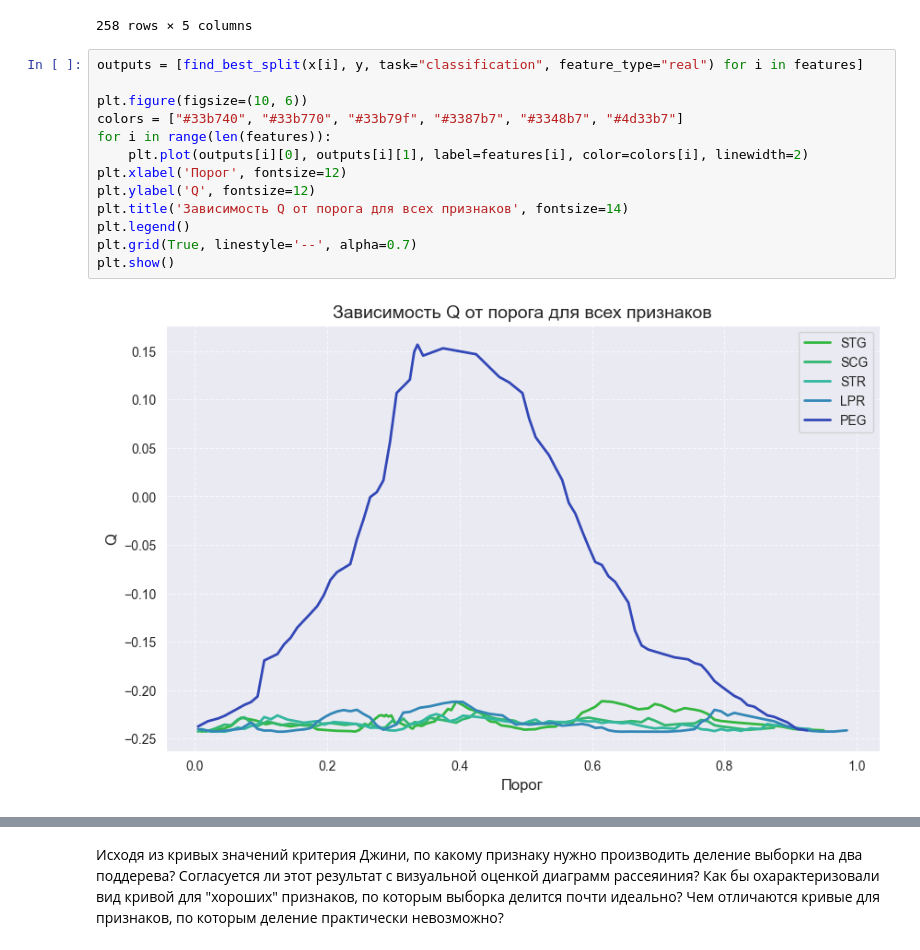
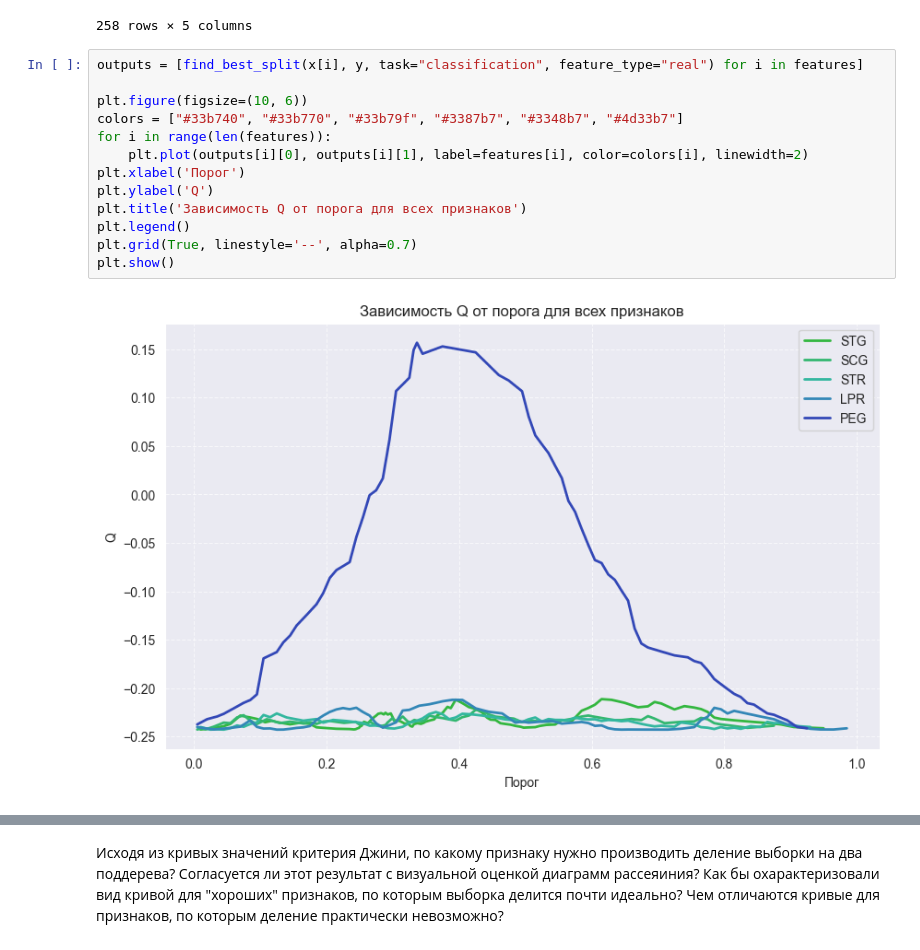
Before and after one commit to FreeCadelca/IAD_ML_HW1, a Jupyter notebook: hw07_trees/hw-07-KuleshovDmitriy.ipynb, the cells around one changed output, grey strips where cells are left out. Saved outputs shown, nothing was run; the diff lists cells and outputs as text.

```diff
--- a/hw07_trees/hw-07-KuleshovDmitriy.ipynb
+++ b/hw07_trees/hw-07-KuleshovDmitriy.ipynb
@@ -473,18 +470,18 @@ x
 # %%
 outputs = [find_best_split(x[i], y, task="classification", feature_type="real") for i in features]
 
 plt.figure(figsize=(10, 6))
 colors = ["#33b740", "#33b770", "#33b79f", "#3387b7", "#3348b7", "#4d33b7"]
 for i in range(len(features)):
     plt.plot(outputs[i][0], outputs[i][1], label=features[i], color=colors[i], linewidth=2)
-plt.xlabel('Порог', fontsize=12)
-plt.ylabel('Q', fontsize=12)
-plt.title('Зависимость Q от порога для всех признаков', fontsize=14)
+plt.xlabel('Порог')
+plt.ylabel('Q')
+plt.title('Зависимость Q от порога для всех признаков')
 plt.legend()
 plt.grid(True, linestyle='--', alpha=0.7)
 plt.show()
 # %% [output]
-[figure, old version]
+[figure, new version]
 # %%
 fig, axes = plt.subplots(3, 2, figsize=(12, 12))
 axes = axes.flatten()
```
Also changed, not shown: parts of 17 cells of this notebook.
